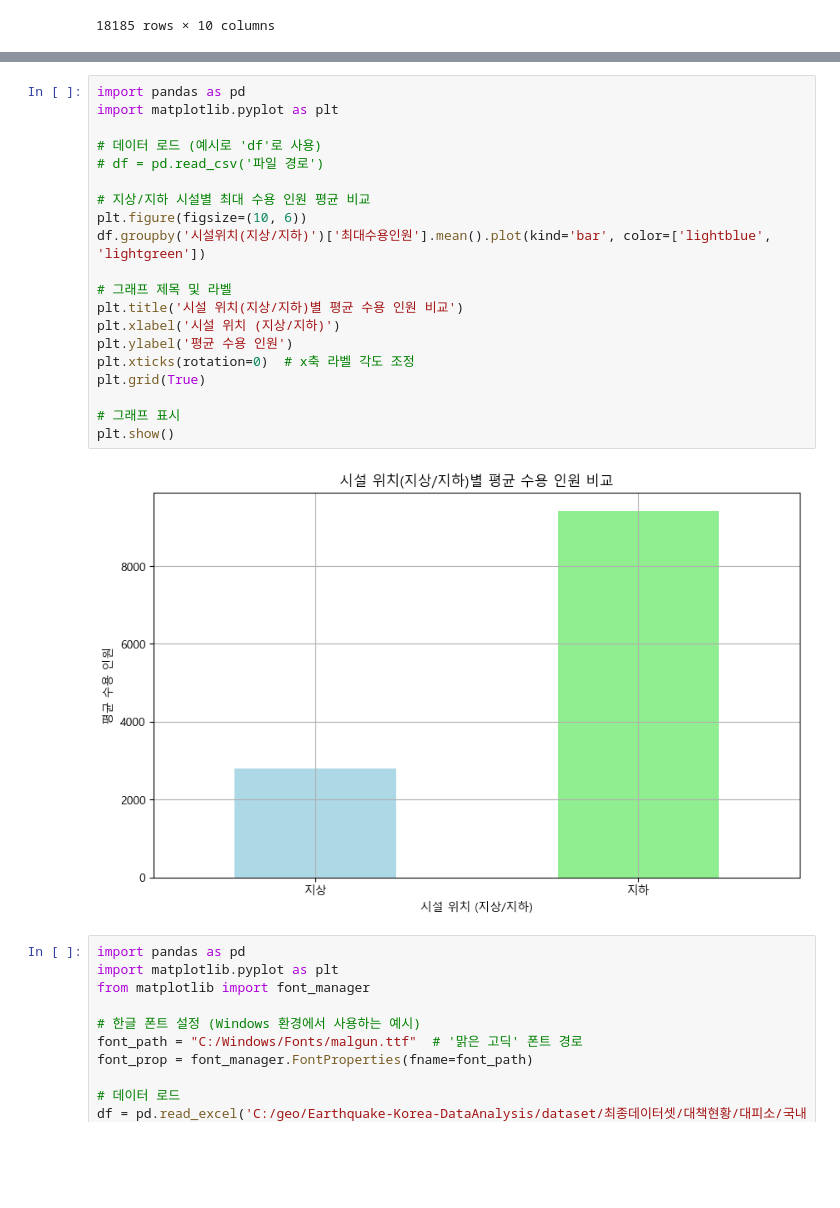
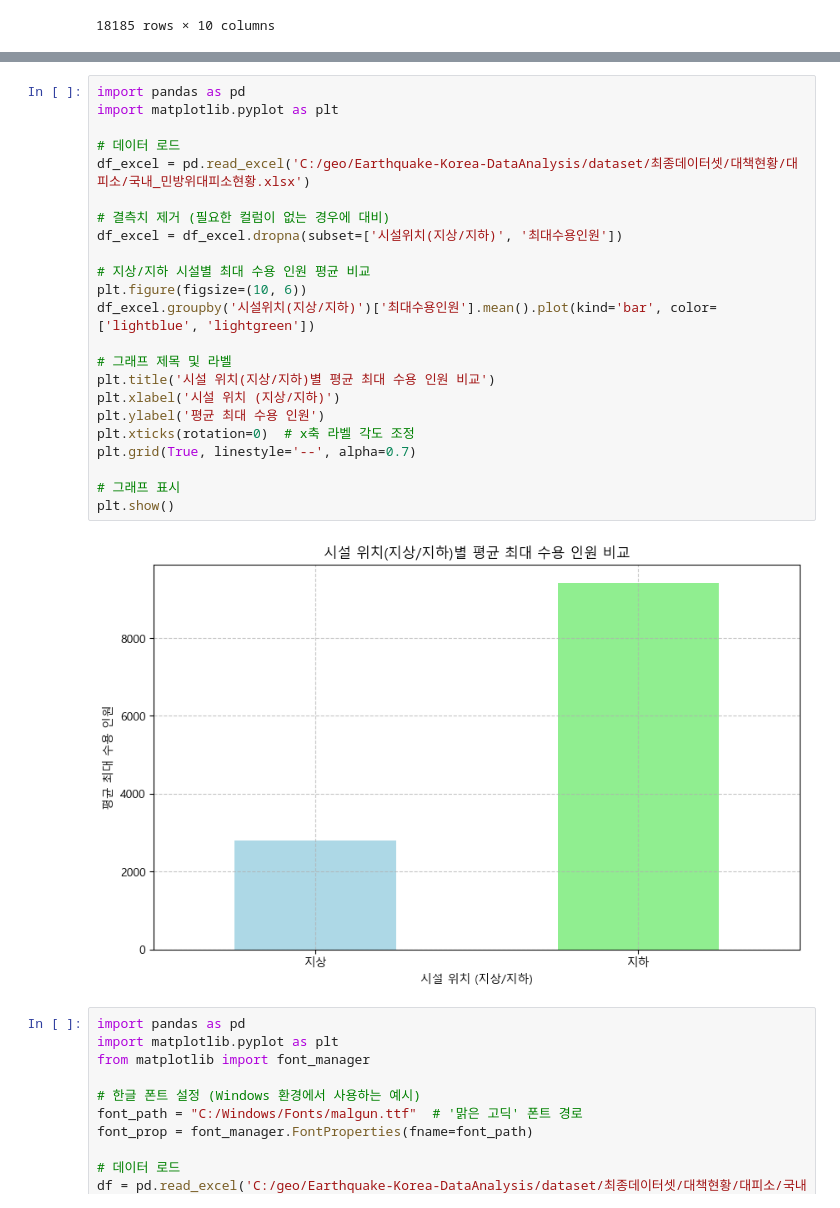
Before and after one commit to minganin99/Earthquake-Korea-DataAnalysis, a Jupyter notebook: nuclearpower_DA/nuclear power.ipynb, the cells around one changed output, grey strips where cells are left out. Saved outputs shown, nothing was run; the diff lists cells and outputs as text; blank space fills up the shorter version.

```diff
--- a/nuclearpower_DA/nuclear power.ipynb
+++ b/nuclearpower_DA/nuclear power.ipynb
@@ -89,25 +280,28 @@ df
 # %%
 import pandas as pd
 import matplotlib.pyplot as plt
 
-# 데이터 로드 (예시로 'df'로 사용)
-# df = pd.read_csv('파일 경로')
+# 데이터 로드
+df_excel = pd.read_excel('C:/geo/Earthquake-Korea-DataAnalysis/dataset/최종데이터셋/대책현황/대피소/국내_민방위대피소현황.xlsx')
+
+# 결측치 제거 (필요한 컬럼이 없는 경우에 대비)
+df_excel = df_excel.dropna(subset=['시설위치(지상/지하)', '최대수용인원'])
 
 # 지상/지하 시설별 최대 수용 인원 평균 비교
 plt.figure(figsize=(10, 6))
-df.groupby('시설위치(지상/지하)')['최대수용인원'].mean().plot(kind='bar', color=['lightblue', 'lightgreen'])
+df_excel.groupby('시설위치(지상/지하)')['최대수용인원'].mean().plot(kind='bar', color=['lightblue', 'lightgreen'])
 
 # 그래프 제목 및 라벨
-plt.title('시설 위치(지상/지하)별 평균 수용 인원 비교')
+plt.title('시설 위치(지상/지하)별 평균 최대 수용 인원 비교')
 plt.xlabel('시설 위치 (지상/지하)')
-plt.ylabel('평균 수용 인원')
+plt.ylabel('평균 최대 수용 인원')
 plt.xticks(rotation=0)  # x축 라벨 각도 조정
-plt.grid(True)
+plt.grid(True, linestyle='--', alpha=0.7)
 
 # 그래프 표시
 plt.show()
 # %% [output]
-[figure, old version]
+[figure, new version]
 # %%
 import pandas as pd
 import matplotlib.pyplot as plt
```
Also changed, not shown: parts of 14 cells of this notebook, 1 other file.
